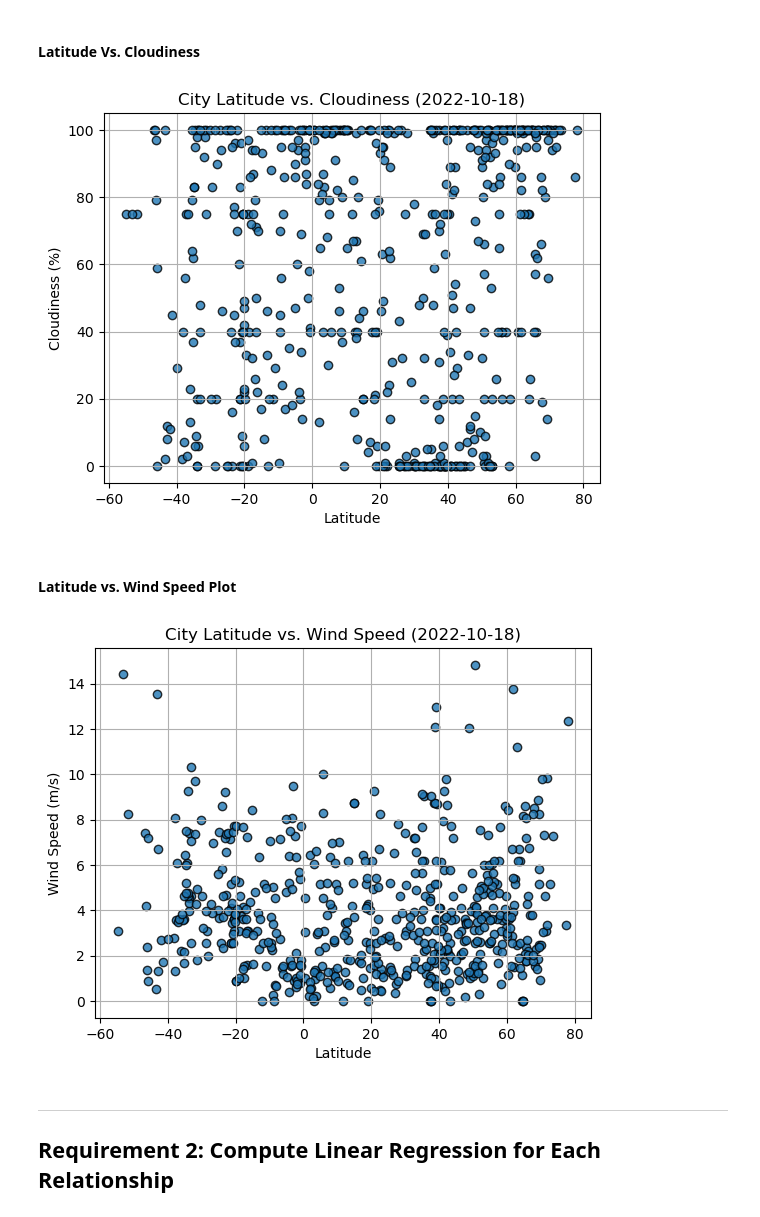
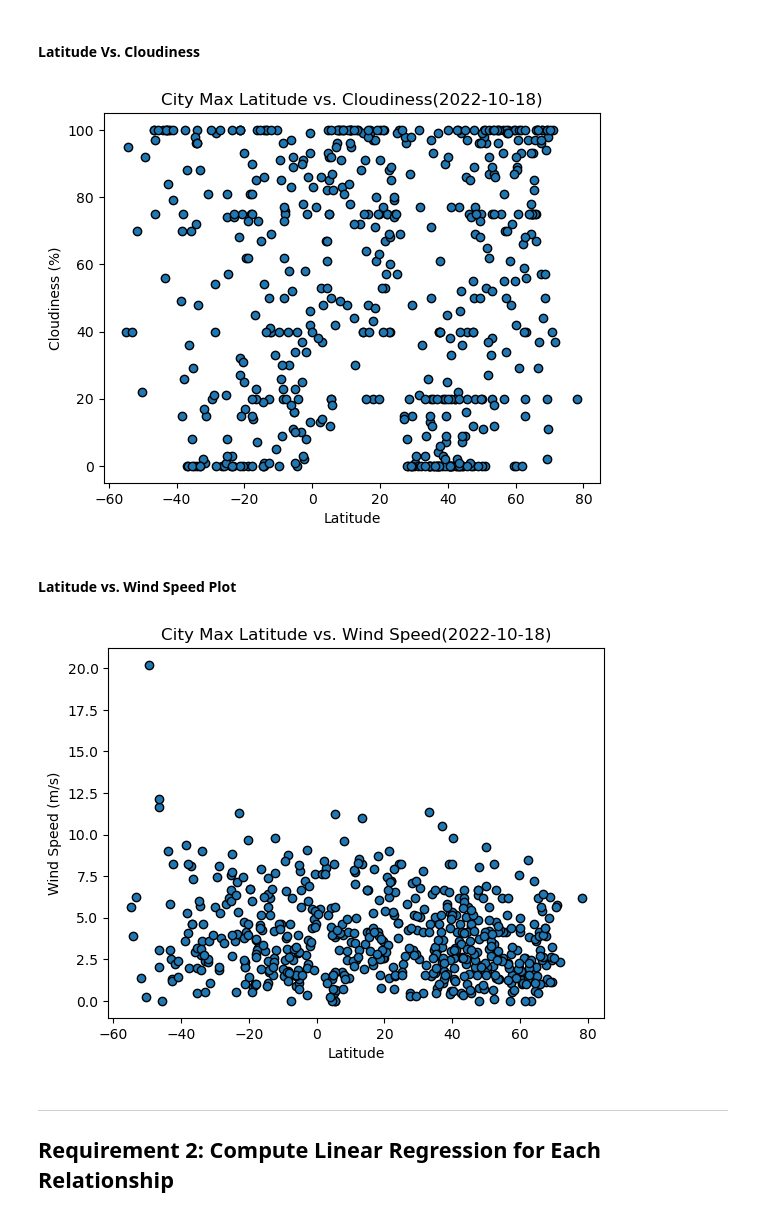
Before and after one commit to EleshiaH/python-api-challenge, a Jupyter notebook: WeatherPy/WeatherPy.ipynb, the cells around one changed output. Drawn from its saved outputs; the diff is of its cells as text; code cells hidden in the pictures.

```diff
--- a/WeatherPy/WeatherPy.ipynb
+++ b/WeatherPy/WeatherPy.ipynb
@@ -204,26 +236,36 @@ plt.show()
 #### Latitude Vs. Cloudiness
 # %%
 # Build the scatter plots for latitude vs. cloudiness
-# YOUR CODE HERE
+x = city_data_df["Lat"]
+y = city_data_df["Cloudiness"]
+plt.scatter(x,y,edgecolor = "black",label = "Cities")
 
 # Incorporate the other graph properties
-# YOUR CODE HERE
+plt.title("City Max Latitude vs. Cloudiness(2022-10-18)")
+plt.xlabel("Latitude")
+plt.ylabel("Cloudiness (%)")
+plt.grid=True
 
 # Save the figure
 plt.savefig("output_data/Fig3.png")
 
 # Show plot
 plt.show()
 # %% [output]
-[figure, old version]
+[figure, new version]
 # %% [markdown]
 #### Latitude vs. Wind Speed Plot
 # %%
 # Build the scatter plots for latitude vs. wind speed
-# YOUR CODE HERE
+x = city_data_df["Lat"]
+y = city_data_df["Wind Speed"]
+plt.scatter(x,y,edgecolor = "black",label = "Cities")
 
 # Incorporate the other graph properties
-# YOUR CODE HERE
+plt.title("City Max Latitude vs. Wind Speed(2022-10-18)")
+plt.xlabel("Latitude")
+plt.ylabel("Wind Speed (m/s)")
+plt.grid=True
 
 # Save the figure
 plt.savefig("output_data/Fig4.png")
@@ -231,7 +273,7 @@ plt.savefig("output_data/Fig4.png")
 # Show plot
 plt.show()
 # %% [output]
-[figure, old version]
+[figure, new version]
 # %% [markdown]
 ---
 
```
Also changed, not shown: parts of 36 cells of this notebook, 5 other files.
